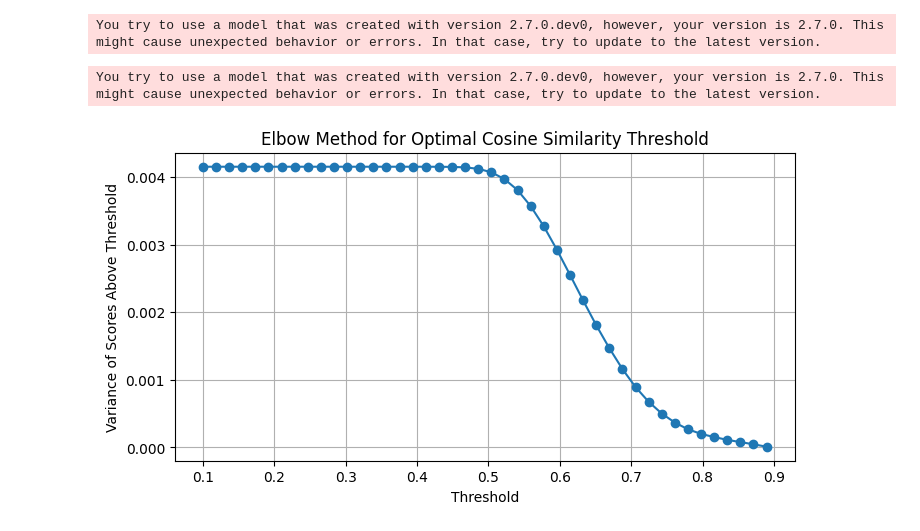
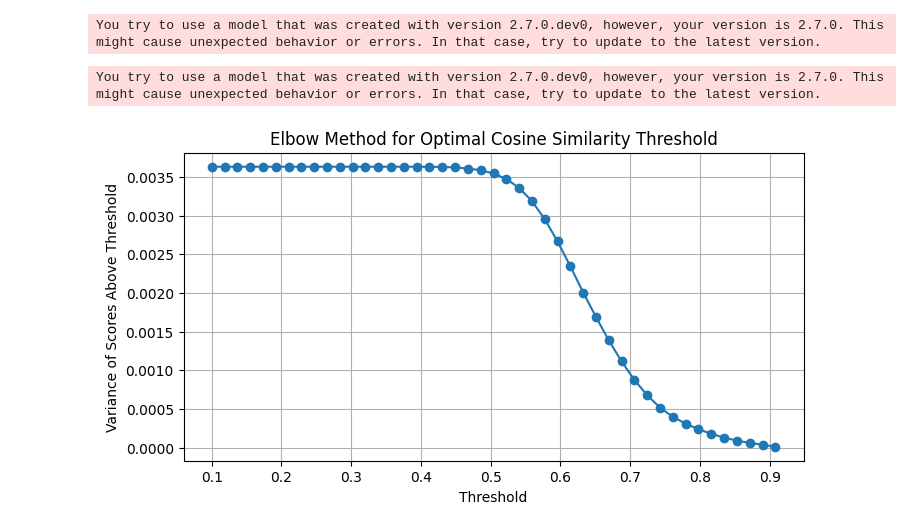
Before and after one commit to fahadchauhan/Public-Sentiment-and-Spatial-Distribution-of-Security-Cameras, a Jupyter notebook: reddit/Aspect_creation-reddit.ipynb, the cells around one changed output. Cells and saved outputs as stored; diff of their text form; code cells hidden in the pictures.

```diff
--- a/reddit/Aspect_creation-reddit.ipynb
+++ b/reddit/Aspect_creation-reddit.ipynb
@@ -63,6 +77,18 @@ with open('C:/Users/fahad/OneDrive - Oulun yliopisto/Documents/reddit/models/hyp
     torch.save(hypothesis_embeddings, f)
 # %% [output]
 You try to use a model that was created with version 2.7.0.dev0, however, your version is 2.7.0. This might cause unexpected behavior or errors. In that case, try to update to the latest version.
+# %%
+device = 'cuda' if torch.cuda.is_available() else 'cpu'
+
+# Load the SentenceTransformer model and send it to the device
+model = SentenceTransformer("Snowflake/snowflake-arctic-embed-s").to(device)
+Nullhypothesis_embeddings = model.encode(Nullhypotheses, convert_to_tensor=True, device=device).cpu()
+
+# Save hypothesis embeddings
+with open('C:/Users/fahad/OneDrive - Oulun yliopisto/Documents/reddit/models/Nullhypothesis_embeddings.pkl', 'wb') as f:
+    torch.save(Nullhypothesis_embeddings, f)
+# %% [output]
+You try to use a model that was created with version 2.7.0.dev0, however, your version is 2.7.0. This might cause unexpected behavior or errors. In that case, try to update to the latest version.
 # %%
 # Load saved embeddings
-hypothesis_embeddings = torch.load('C:/Users/fahad/OneDrive - Oulun yliopisto/Documents/reddit/models/hypothesis_embeddings.pkl')
+# hypothesis_embeddings = torch.load('C:/Users/fahad/OneDrive - Oulun yliopisto/Documents/reddit/models/hypothesis_embeddings.pkl')
@@ -69,30 +98,40 @@ hypothesis_embeddings = torch.load('C:/Users/fahad/OneDrive - Oulun yliopisto/Do
 # %%
-texts = df['combined_processed'].tolist()
 
-# Generate embeddings in batches
-batch_size = 10000
-combined_embeddings = []
+# texts = df[column].tolist()
 
-device = 'cuda' if torch.cuda.is_available() else 'cpu'
-# Load the SentenceTransformer model and send it to the device
-model = SentenceTransformer("Snowflake/snowflake-arctic-embed-s").to(device)
+# # Generate embeddings in batches
+# batch_size = 10000
+# embeddings = []
 
-for i in tqdm(range(0, len(texts), batch_size), desc="Processing batches"):
-    batch_texts = texts[i:i + batch_size]
-    batch_embeddings = model.encode(batch_texts, convert_to_tensor=True, device=device).cpu()
-    combined_embeddings.append(batch_embeddings)
+# device = 'cuda' if torch.cuda.is_available() else 'cpu'
+# # Load the SentenceTransformer model and send it to the device
+# model = SentenceTransformer("Snowflake/snowflake-arctic-embed-s").to(device)
 
-# Concatenate all batches
-combined_embeddings = torch.cat(combined_embeddings, dim=0)
+# for i in tqdm(range(0, len(texts), batch_size), desc="Processing batches"):
+#     batch_texts = texts[i:i + batch_size]
+#     batch_embeddings = model.encode(batch_texts, convert_to_tensor=True, device=device).cpu()
+#     embeddings.append(batch_embeddings)
 
-# Save text embeddings
-with open('C:/Users/fahad/OneDrive - Oulun yliopisto/Documents/reddit/models/combined_embeddings.pkl', 'wb') as f:
-    torch.save(combined_embeddings, f)
+# # Concatenate all batches
+# embeddings = torch.cat(embeddings, dim=0)
+
+# # Save text embeddings
+# with open(f'C:/Users/fahad/OneDrive - Oulun yliopisto/Documents/reddit/models/{column}_embeddings.pkl', 'wb') as f:
+#     torch.save(embeddings, f)
-# %% [output]
-You try to use a model that was created with version 2.7.0.dev0, however, your version is 2.7.0. This might cause unexpected behavior or errors. In that case, try to update to the latest version.
 # %%
 # Load saved embeddings
-combined_embeddings = torch.load('C:/Users/fahad/OneDrive - Oulun yliopisto/Documents/reddit/models/combined_embeddings.pkl')
+embeddings = torch.load(f'C:/Users/fahad/OneDrive - Oulun yliopisto/Documents/reddit/models/{column}_embeddings.pkl')
+# %%
+# Calculate cosine similarity between text and hypothesis embeddings
+# thread_text_similarity_scores = torch.mm(thread_text_embeddings, hypothesis_embeddings.T).cpu().numpy()
+similarity_scores = torch.mm(embeddings, hypothesis_embeddings.T).cpu().numpy()
+
+# Save similarity scores
+# with open('thread_text_similarity_scores.pkl', 'wb') as f:
+#     pickle.dump(thread_text_similarity_scores, f)
+# Save similarity scores
+with open(f'C:/Users/fahad/OneDrive - Oulun yliopisto/Documents/reddit/models/{column}_similarity_scores.pkl', 'wb') as f:
+    pickle.dump(similarity_scores, f)
 # %%
 # Calculate cosine similarity between text and hypothesis embeddings
 # thread_text_similarity_scores = torch.mm(thread_text_embeddings, hypothesis_embeddings.T).cpu().numpy()
@@ -114,20 +149,20 @@ with open('C:/Users/fahad/OneDrive - Oulun yliopisto/Documents/reddit/models/com
 # %%
 # Assuming 'similarity_scores' is a 2D array where each row corresponds to a document and each column to a hypothesis
 thresholds = np.linspace(0.1, 1, 50)  # Adjust as needed for your range of similarity scores
 variances = []
 
 for threshold in thresholds:
-    filtered_scores = combined_similarity_scores[combined_similarity_scores > threshold]
+    filtered_scores = similarity_scores[similarity_scores > threshold]
     variance = np.var(filtered_scores)
     variances.append(variance)
 
 # Plotting the elbow plot
 plt.figure(figsize=(8, 4))
 plt.plot(thresholds, variances, marker='o')
 plt.title('Elbow Method for Optimal Cosine Similarity Threshold')
 plt.xlabel('Threshold')
 plt.ylabel('Variance of Scores Above Threshold')
 plt.grid(True)
 plt.show()
 # %% [output]
-[figure, old version]
+[figure, new version]
```
Also changed, not shown: parts of 12 cells of this notebook, 2 other files.
